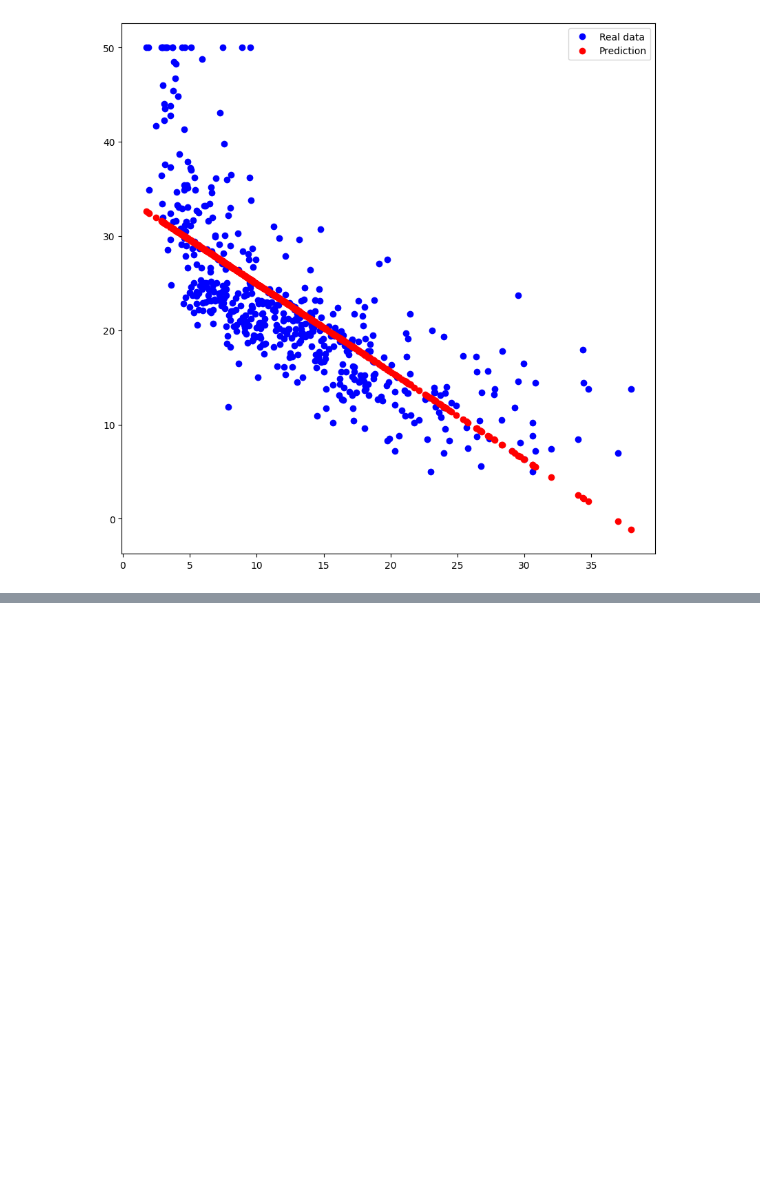
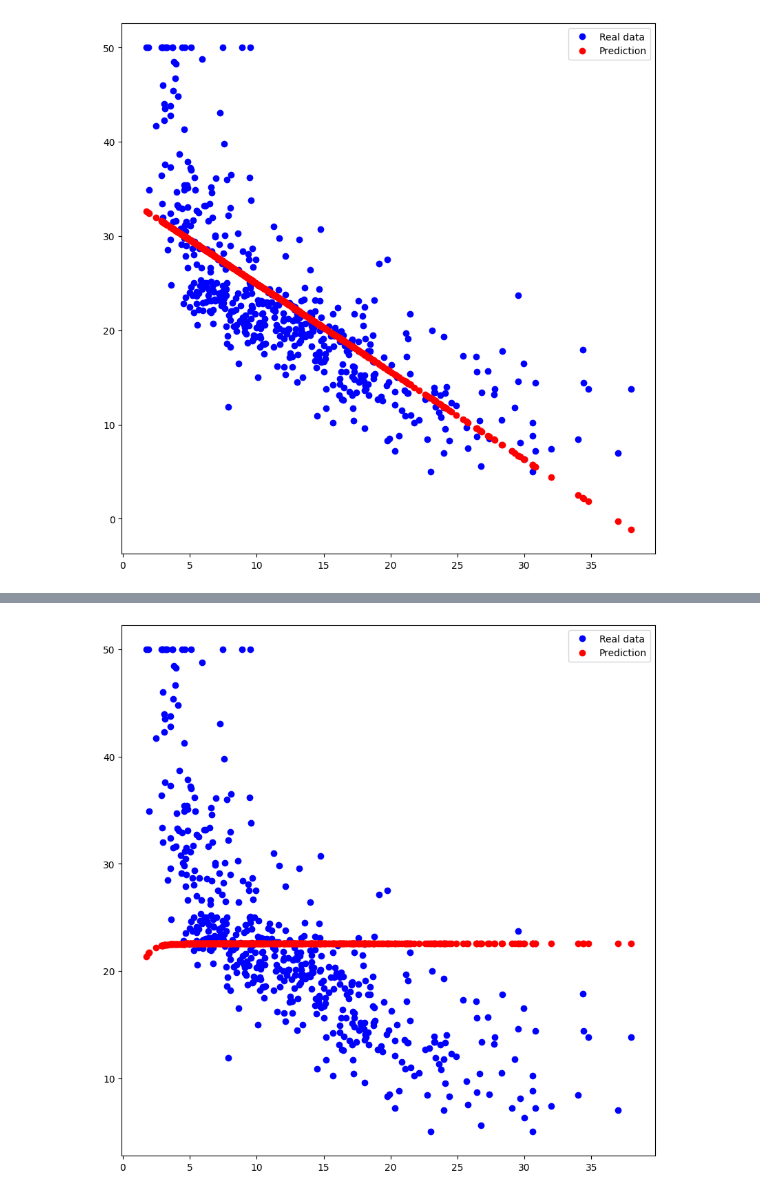
Before and after one commit to RubiYH/goorm_DL_tutorial, a Jupyter notebook: Tensorflow basic.ipynb, the cells around one changed output, grey strips where cells are left out. Cells and saved outputs as stored; diff of their text form; code cells hidden in the pictures; blank space fills up the shorter version.

```diff
--- a/Tensorflow basic.ipynb
+++ b/Tensorflow basic.ipynb
@@ -125,0 +136,6 @@ plt.show()
+# %%
+x_data = datasets.fetch_openml(name='boston',version=1).data.iloc[:,12]
+y_data = datasets.fetch_openml(name='boston',version=1).target
+
+df = pd.DataFrame([x_data,y_data]).transpose()
+df.head()
@@ -125,0 +149,22 @@ plt.show()
+# %%
+_x_data = tf.reshape(x_data, [len(x_data),1]) # 506행 1열
+
+W = tf.Variable(tf.random_normal([1,5], dtype=tf.float64)) # 1행 5열
+W_out = tf.Variable(tf.random_normal([5,1], dtype=tf.float64)) # 5행 1열
+
+hidden = tf.nn.sigmoid(tf.matmul(_x_data, W)) # 506행 5열
+output = tf.matmul(hidden, W_out) # 506행 1열
+# %%
+loss = tf.reduce_mean(tf.square(output - y_data))
+optimizer = tf.train.GradientDescentOptimizer(0.001)
+train = optimizer.minimize(loss)
+# %%
+with tf.Session() as sess:
+    sess.run(tf.global_variables_initializer())
+
+    for step in range(50000):
+        sess.run(train)
+        if step % 5000 == 0:
+            print('Step {} || Loss : {}'.format(step, sess.run(loss)))
+
+    output = sess.run(output)
@@ -125,0 +182,8 @@ plt.show()
+# %%
+plt.figure(figsize=(10,10))
+plt.plot(x_data, y_data, 'bo', label='Real data')
+plt.plot(x_data, output, 'ro', label='Prediction')
+plt.legend()
+plt.show()
+# %% [output]
+[figure, added]
```
Also changed, not shown: parts of 9 cells of this notebook.
